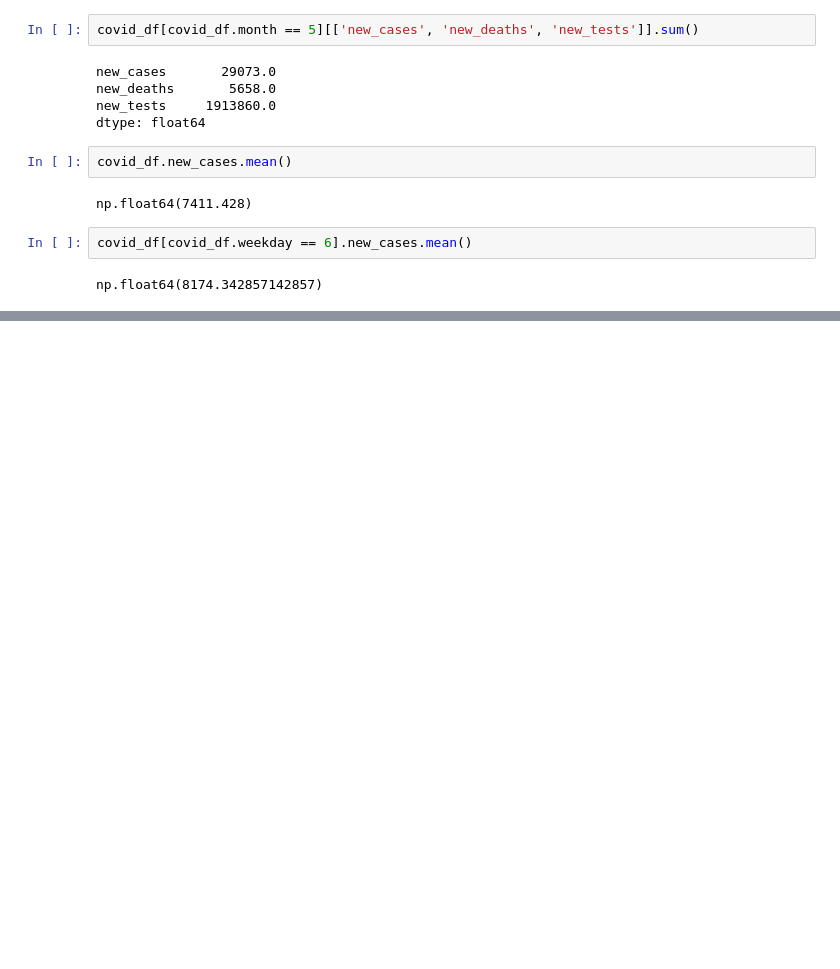
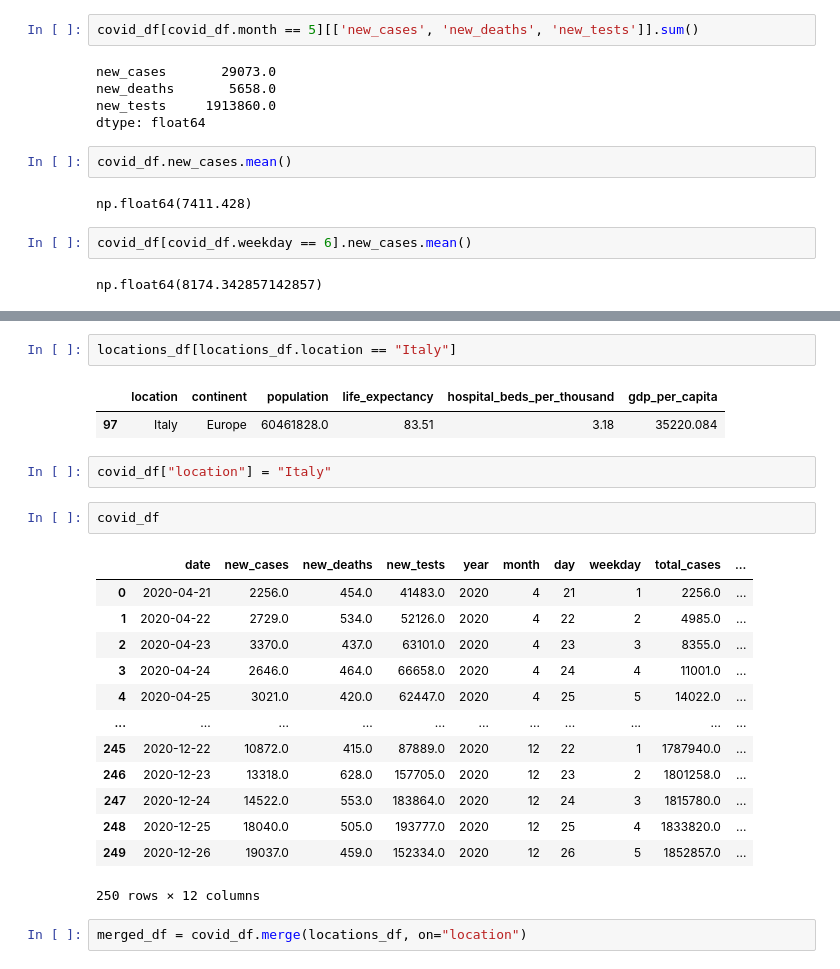
Before and after one commit to parsanoroozi/NumpyPandasPlayground, a Jupyter notebook: pandas_course.ipynb, the cells around one changed output, grey strips where cells are left out. Saved outputs shown, nothing was run; the diff lists cells and outputs as text; blank space fills up the shorter version.

Commit message:
doing merge agregate and groupBy

```diff
--- a/pandas_course.ipynb
+++ b/pandas_course.ipynb
@@ -372,0 +447,25 @@ np.float64(8174.342857142857)
+# %%
+locations_df[locations_df.location == "Italy"]
+# %% [output]
+|  | location | continent | population | life_expectancy | hospital_beds_per_thousand | gdp_per_capita |
+| 97 | Italy | Europe | 60461828.0 | 83.51 | 3.18 | 35220.084 |
+# %%
+covid_df["location"] = "Italy"
+# %%
+covid_df
+# %% [output]
+|  | date | new_cases | new_deaths | new_tests | year | month | day | weekday | total_cases | ... |
+| 0 | 2020-04-21 | 2256.0 | 454.0 | 41483.0 | 2020 | 4 | 21 | 1 | 2256.0 | ... |
+| 1 | 2020-04-22 | 2729.0 | 534.0 | 52126.0 | 2020 | 4 | 22 | 2 | 4985.0 | ... |
+| 2 | 2020-04-23 | 3370.0 | 437.0 | 63101.0 | 2020 | 4 | 23 | 3 | 8355.0 | ... |
+| 3 | 2020-04-24 | 2646.0 | 464.0 | 66658.0 | 2020 | 4 | 24 | 4 | 11001.0 | ... |
+| 4 | 2020-04-25 | 3021.0 | 420.0 | 62447.0 | 2020 | 4 | 25 | 5 | 14022.0 | ... |
+| ... | ... | ... | ... | ... | ... | ... | ... | ... | ... | ... |
+| 245 | 2020-12-22 | 10872.0 | 415.0 | 87889.0 | 2020 | 12 | 22 | 1 | 1787940.0 | ... |
+| 246 | 2020-12-23 | 13318.0 | 628.0 | 157705.0 | 2020 | 12 | 23 | 2 | 1801258.0 | ... |
+| 247 | 2020-12-24 | 14522.0 | 553.0 | 183864.0 | 2020 | 12 | 24 | 3 | 1815780.0 | ... |
+| 248 | 2020-12-25 | 18040.0 | 505.0 | 193777.0 | 2020 | 12 | 25 | 4 | 1833820.0 | ... |
+| 249 | 2020-12-26 | 19037.0 | 459.0 | 152334.0 | 2020 | 12 | 26 | 5 | 1852857.0 | ... |
+250 rows × 12 columns
+# %%
+merged_df = covid_df.merge(locations_df, on="location")
```
Also changed, not shown: parts of 15 cells of this notebook, 6 other files.
